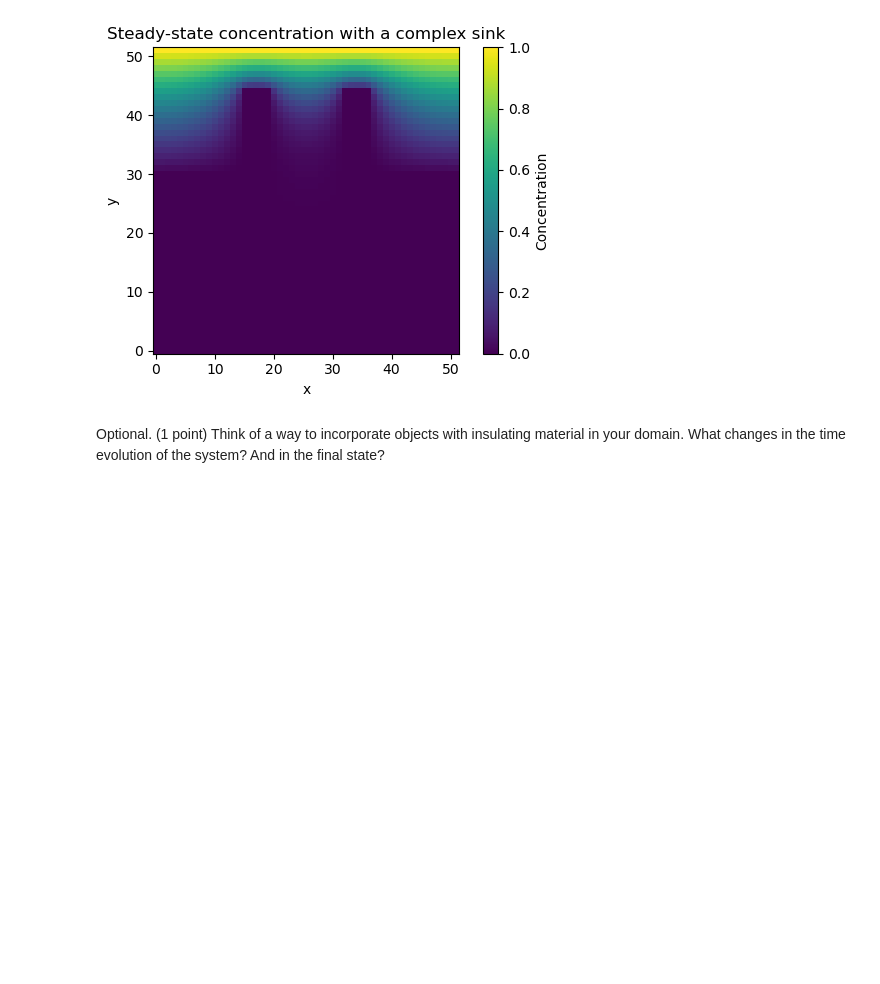
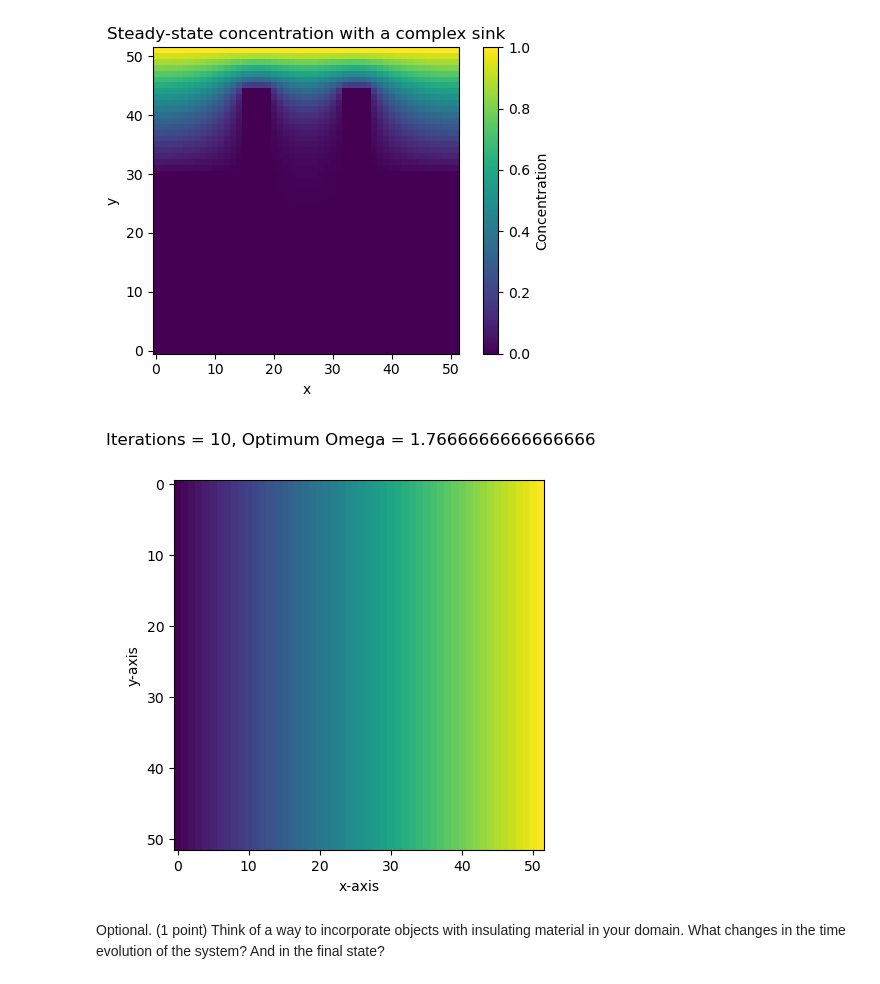
Before and after one commit to jonas4climate/modelling-natural-processes, a Jupyter notebook: Set1_incomplete.ipynb, the cells around one changed output. Cells and saved outputs as stored; diff of their text form; code cells hidden in the pictures; blank space fills up the shorter version.

```diff
--- a/Set1_incomplete.ipynb
+++ b/Set1_incomplete.ipynb
@@ -836,13 +852,66 @@ c[:, -1] = 1
 
 objects = get_predefined_objects(Nx, 'sink', 'complex')
 
-c = solve_laplace_with_objects(
+c, _, _ = solve_laplace_with_objects(
     c, Nx, omega, objects, epsilon, max_iterations, object_type='sink')
 plot_laplace_grid(
     c, 'Steady-state concentration with a complex sink', 'sink_complex_object')
 # %% [output]
 Converged in 133 iterations
 [figure]
+# %%
+def find_best_omega(omega_values, objects, Nx=50, epsilon=1e-6, max_iterations=5_000, object_type='sink'):
+    """Finds the best relaxation parameter omega for SOR"""
+    c = np.zeros((Nx+2, Nx+2))
+    c[:, -1] = 1
+
+    best_omega = 0
+    min_iterations = max_iterations
+    for omega in tqdm(omega_values, desc=f'Finding best omegas', unit='batch'):
+        c, iterations, converged = solve_laplace_with_objects(c, Nx, omega, objects, epsilon, max_iterations, object_type=object_type, show_output=False)
+        if converged and iterations < min_iterations:
+            min_iterations = iterations
+            best_omega = omega
+            c_converged = c.copy()
+        # else:
+            # print(f"Did not converge with {omega}")
+    return c_converged, best_omega, min_iterations
+# %%
+fig, ax = plt.subplots()
+img = ax.imshow(c, interpolation='nearest')
+
+def init():
+    c = np.zeros((Nx+2, Nx+2))
+    c[:, -1] = 1
+    img.set_data(c)
+    return [img]
+
+def animate(m):
+    omega_range = np.linspace(1.6, 1.9, 10)
+    objects = np.zeros((Nx+2, Nx+2), dtype=int)
+    objects[(10-m)*Nx//10:Nx, 9*Nx//10:Nx] = 1
+    c_sink, best_omega, iters = find_best_omega(omega_range, objects, Nx, epsilon, max_iterations=1000, object_type='sink')
+    fig.suptitle(f"Iterations = {iters}, Optimum Omega = {best_omega}")
+    img.set_data(c_sink)
+    plt.xlabel("x-axis")
+    plt.ylabel("y-axis")
+    return [img]
+
+# anim = FuncAnimation(fig, animate, frames=100, interval=1000//60, blit=True, repeat=True)
+
+# Plotting
+# plt.imshow(np.rot90(c, 3), interpolation='nearest', origin='lower')
+# plt.colorbar(label='Concentration')
+# plt.title('Steady-State Concentration with an Object')
+# plt.xlabel('x')
+# plt.ylabel('y')
+# plt.savefig("media/simple_object.jpg")
+# plt.show()
+
+anim = FuncAnimation(fig, animate, frames=10, interval=500)
+anim.save("media/sink_object_dynamic_best_omega.gif")
+# %% [output]
+[figure, added]
 # %% [markdown]
 Optional. (1 point) Think of a way to incorporate objects with insulating material in your domain. What changes in the time evolution of the system? And in the ﬁnal state?
 # %%
```
Also changed, not shown: parts of 9 cells of this notebook, 3 other files.
